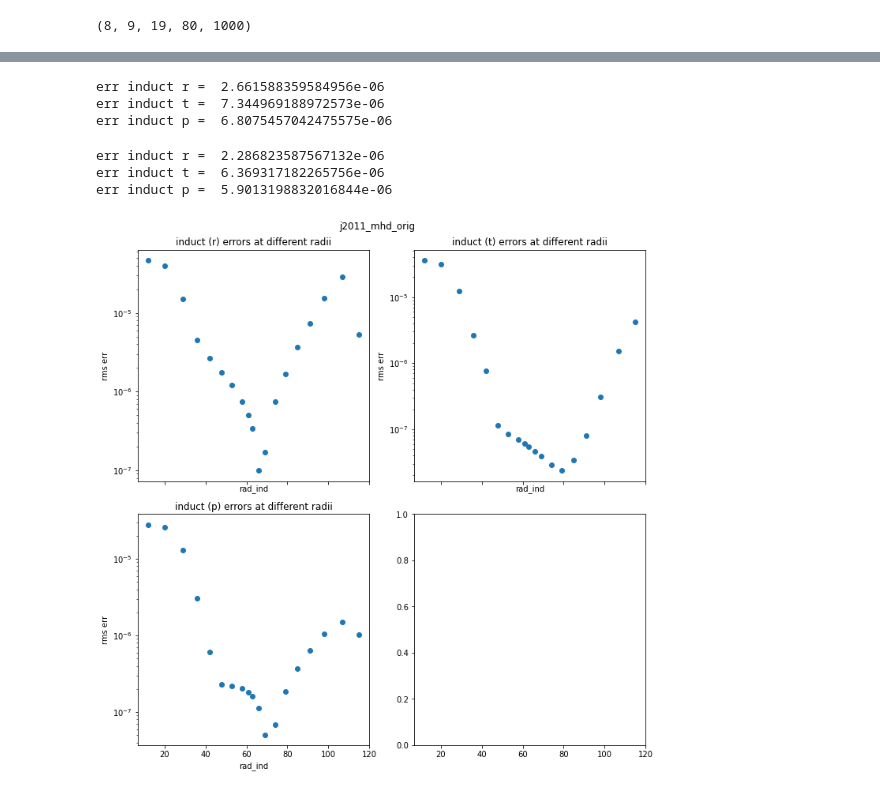
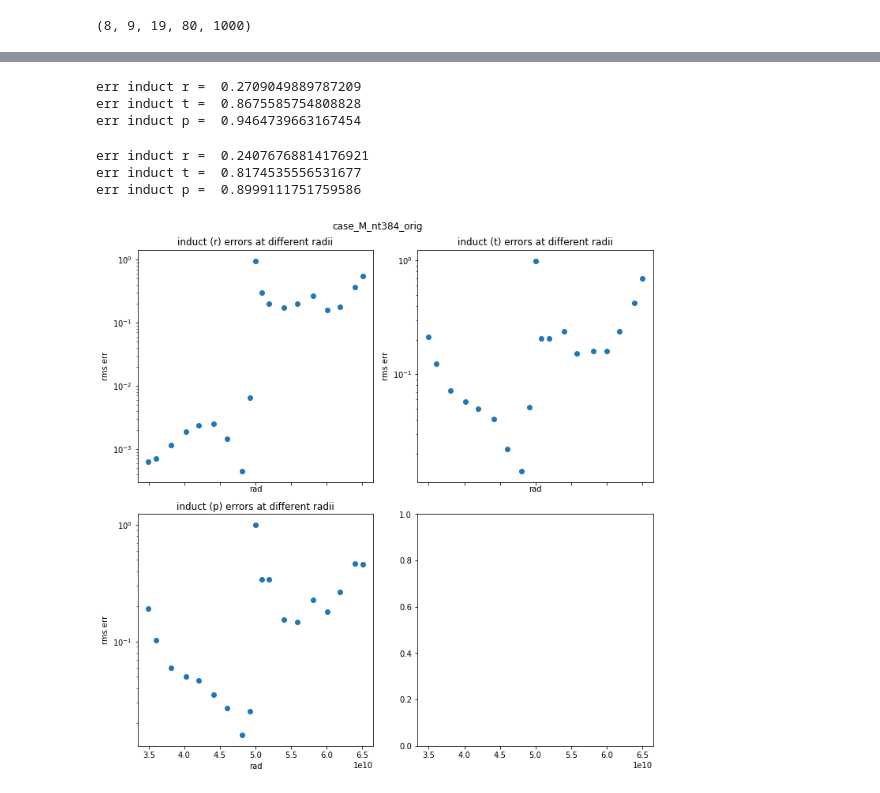
Before and after one commit to illorenzo7/rayleigh_utils, a Jupyter notebook: test_equations/induction.ipynb, the cells around one changed output, grey strips where cells are left out. Saved outputs shown, nothing was run; the diff lists cells and outputs as text; code cells hidden in the pictures.

```diff
--- a/test_equations/induction.ipynb
+++ b/test_equations/induction.ipynb
@@ -17,7 +17,7 @@ sys.path
  '/home1/lmatilsk/.ipython',
  '/home1/lmatilsk/rayleigh/code/post_processing']
 # %%
-dirnumber = 3
+dirnumber = 4
 savefig = True
 savedir = '/home1/lmatilsk/equation_test_figs/'
 
@@ -334,18 +334,18 @@ print ("err induct r = ", get_err(fweighted_r - dbdt_r, fweighted_r))
 print ("err induct t = ", get_err(fweighted_t - dbdt_t, fweighted_t))
 print ("err induct p = ", get_err(fweighted_p - dbdt_p, fweighted_p))
 # %% [output]
-err induct r =  2.661588359584956e-06
-err induct t =  7.344969188972573e-06
-err induct p =  6.8075457042475575e-06
+err induct r =  0.2709049889787209
+err induct t =  0.8675585754808828
+err induct p =  0.9464739663167454
 # %%
 # errors over whole shell (w.r.t. maxabs)
 print ("err induct r = ", get_err(fweighted_r - dbdt_r, maxabs_r[..., 2:]))
 print ("err induct t = ", get_err(fweighted_t - dbdt_t, maxabs_t[..., 2:]))
 print ("err induct p = ", get_err(fweighted_p - dbdt_p, maxabs_p[..., 2:]))
 # %% [output]
-err induct r =  2.286823587567132e-06
-err induct t =  6.369317182265756e-06
-err induct p =  5.9013198832016844e-06
+err induct r =  0.24076768814176921
+err induct t =  0.8174535556531677
+err induct p =  0.8999111751759586
 # %%
 # stringent error at each radius, averaged horizontally, for each equation
 fig, axs = plt.subplots(2, 2, sharex=True, figsize=(10,10))
@@ -356,36 +356,36 @@ for irow in range(2):
             diff = fweighted_r - dbdt_r
             fweighted = fweighted_r
             label= 'induct (r)'
         if count == 1:
             diff = fweighted_t - dbdt_t
             fweighted = fweighted_t
             label= 'induct (t)'
         if count == 2:
             diff = fweighted_p - dbdt_p
             fweighted = fweighted_p
             label= 'induct (p)'
         if count == 3:
             continue
 
         errs = []
         for i in range(len(irvals)):
             #print ('ir = %i:' %i, 'err = ', get_err(fweighted_r - drhovdt_r, fweighted_r, ir=i))
             errs.append(get_err(diff, fweighted, ir=i))
 
         plt.sca(axs[irow, icol])
-        plt.scatter(irvals, errs)
-        plt.xlabel('rad_ind')
+        plt.scatter(pp.radius, errs)
+        plt.xlabel('rad')
         plt.ylabel('rms err')
         plt.yscale('log')
         plt.title(label + ' errors at different radii')
         count += 1
 plt.suptitle(dirtag)
 plt.tight_layout()
 
 if savefig:
     plt.savefig(savedir + 'induct_' + dirtag + '.pdf')
 # %% [output]
-[figure, old version]
+[figure, new version]
 # %%
 # stringent error at each theta, averaged in r and phi
 fig, axs = plt.subplots(2, 2, sharex=True, figsize=(10,10))
```
Also changed, not shown: parts of 14 cells of this notebook, 1 other file.
